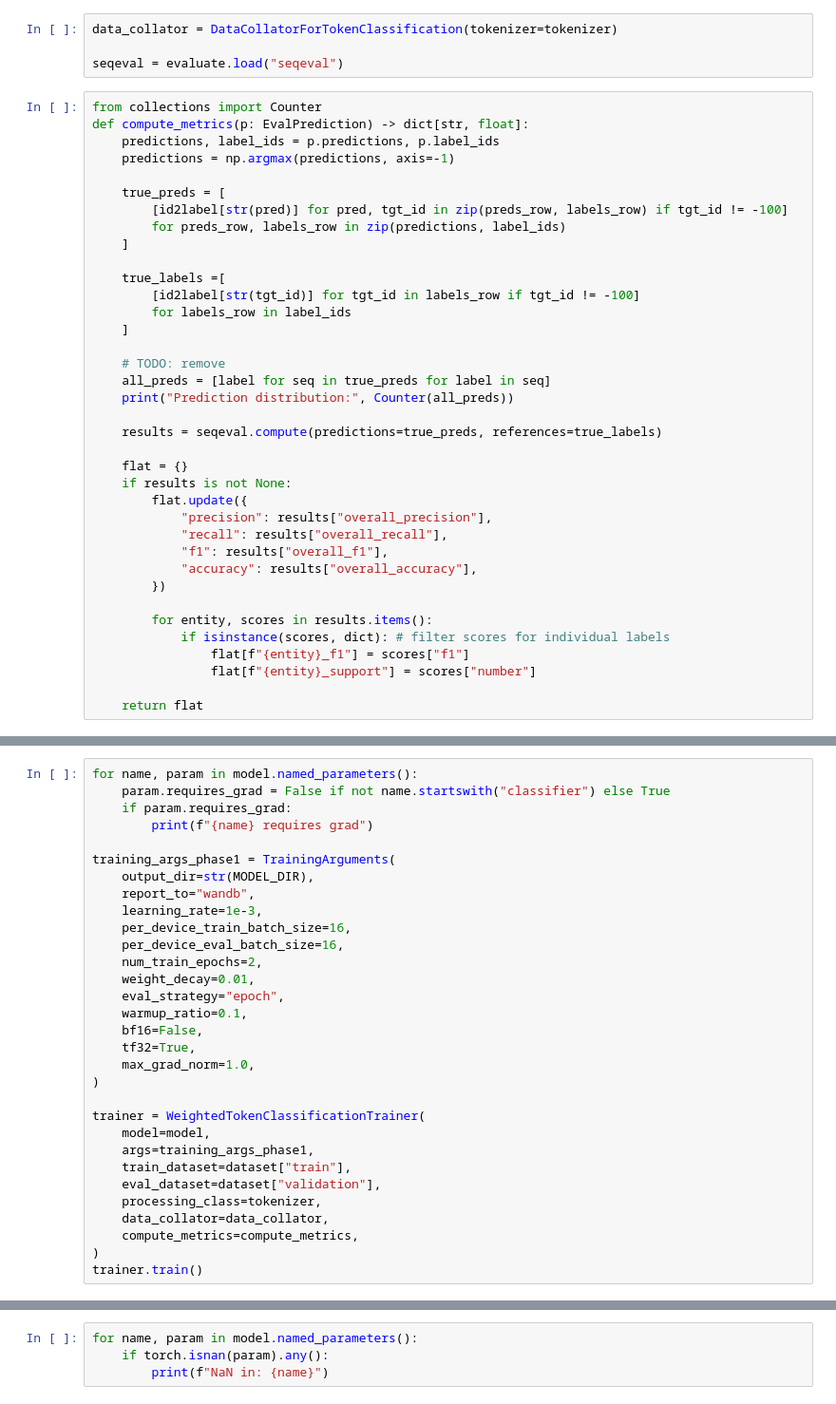
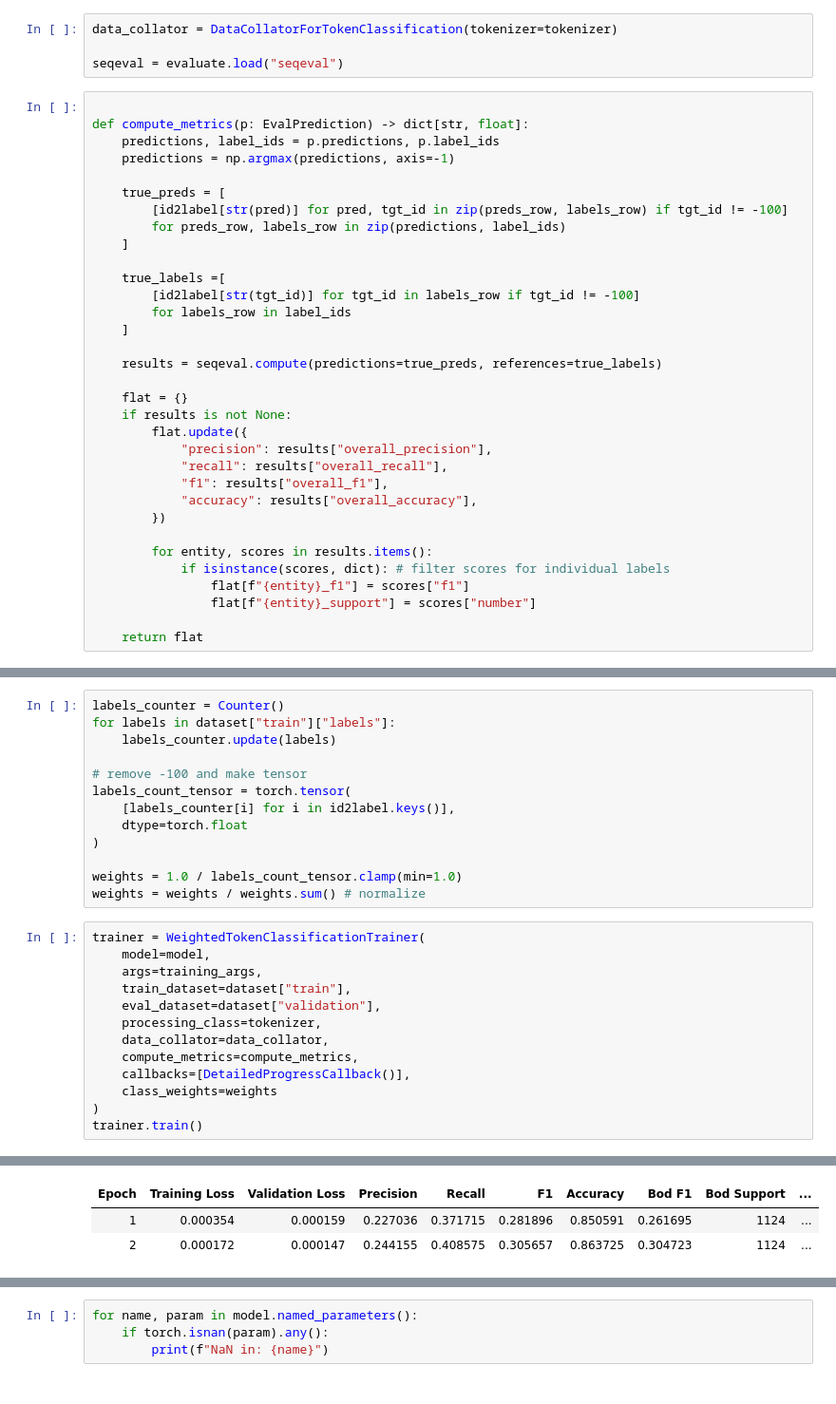
Before and after one commit to ben-gid/pii_redaction, a Jupyter notebook: notebooks/sentence_piece.ipynb, the cells around one changed output, grey strips where cells are left out. Shown at 95% size. Saved outputs shown, nothing was run; the diff lists cells and outputs as text.

```diff
--- a/notebooks/sentence_piece.ipynb
+++ b/notebooks/sentence_piece.ipynb
@@ -249,7 +267,7 @@ data_collator = DataCollatorForTokenClassification(tokenizer=tokenizer)
 
 seqeval = evaluate.load("seqeval")
 # %%
-from collections import Counter
+
 def compute_metrics(p: EvalPrediction) -> dict[str, float]:
     predictions, label_ids = p.predictions, p.label_ids
     predictions = np.argmax(predictions, axis=-1)
@@ -263,10 +281,6 @@ def compute_metrics(p: EvalPrediction) -> dict[str, float]:
         [id2label[str(tgt_id)] for tgt_id in labels_row if tgt_id != -100]
         for labels_row in label_ids
     ]
-
-    # TODO: remove
-    all_preds = [label for seq in true_preds for label in seq]
-    print("Prediction distribution:", Counter(all_preds))
 
     results = seqeval.compute(predictions=true_preds, references=true_labels)
 
@@ -329,32 +375,27 @@ View run at https://wandb.ai/bengid-/pii-redaction/runs/l1z2xfay
+# %%
+labels_counter = Counter()
+for labels in dataset["train"]["labels"]:
+    labels_counter.update(labels)
+
+# remove -100 and make tensor
+labels_count_tensor = torch.tensor(
+    [labels_counter[i] for i in id2label.keys()],
+    dtype=torch.float
+)
+
+weights = 1.0 / labels_count_tensor.clamp(min=1.0)
+weights = weights / weights.sum() # normalize
 # %%
-for name, param in model.named_parameters():
-    param.requires_grad = False if not name.startswith("classifier") else True
-    if param.requires_grad:
-        print(f"{name} requires grad")
-
-training_args_phase1 = TrainingArguments(
-    output_dir=str(MODEL_DIR),
-    report_to="wandb",
-    learning_rate=1e-3,
-    per_device_train_batch_size=16,
-    per_device_eval_batch_size=16,
-    num_train_epochs=2,
-    weight_decay=0.01,
-    eval_strategy="epoch",
-    warmup_ratio=0.1,
-    bf16=False,
-    tf32=True,
-    max_grad_norm=1.0,
-)
-
 trainer = WeightedTokenClassificationTrainer(
     model=model,
-    args=training_args_phase1,
+    args=training_args,
     train_dataset=dataset["train"],
     eval_dataset=dataset["validation"],
     processing_class=tokenizer,
     data_collator=data_collator,
     compute_metrics=compute_metrics,
+    callbacks=[DetailedProgressCallback()],
+    class_weights=weights
 )
 trainer.train()
 # %% [output]
@@ -361,0 +403,3 @@ trainer.train()
+| Epoch | Training Loss | Validation Loss | Precision | Recall | F1 | Accuracy | Bod F1 | Bod Support | ... |
+| 1 | 0.000354 | 0.000159 | 0.227036 | 0.371715 | 0.281896 | 0.850591 | 0.261695 | 1124 | ... |
+| 2 | 0.000172 | 0.000147 | 0.244155 | 0.408575 | 0.305657 | 0.863725 | 0.304723 | 1124 | ... |
```
Also changed, not shown: parts of 28 cells of this notebook, 20 other files.
